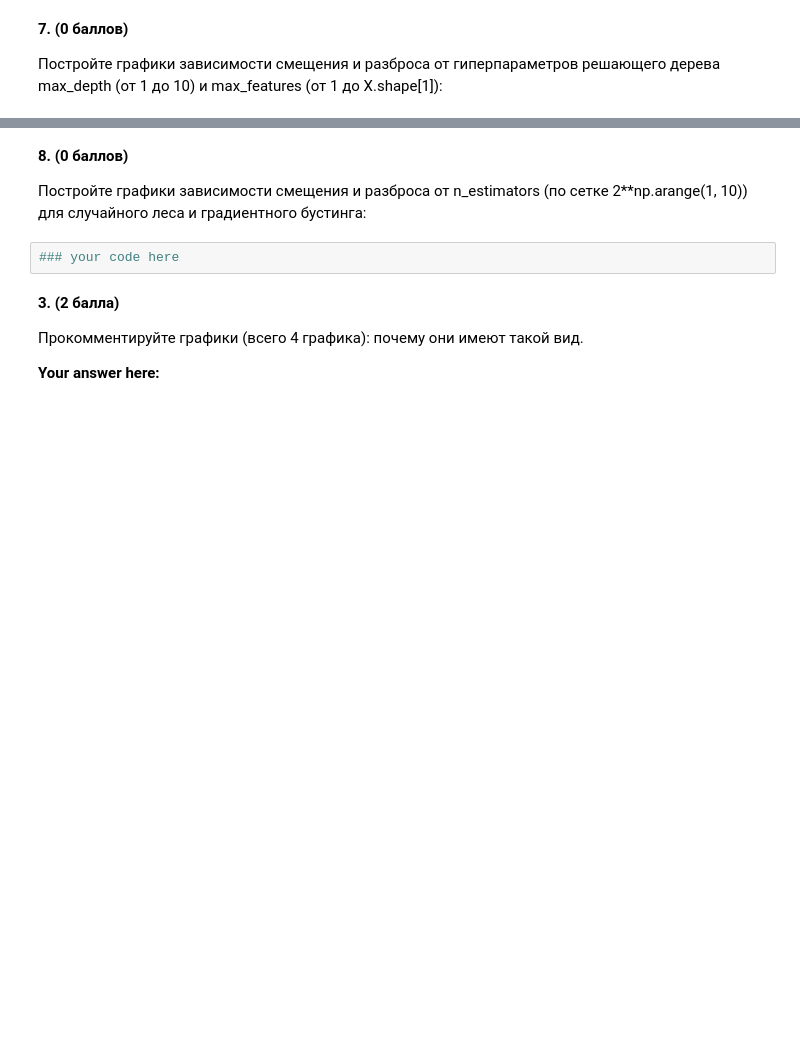
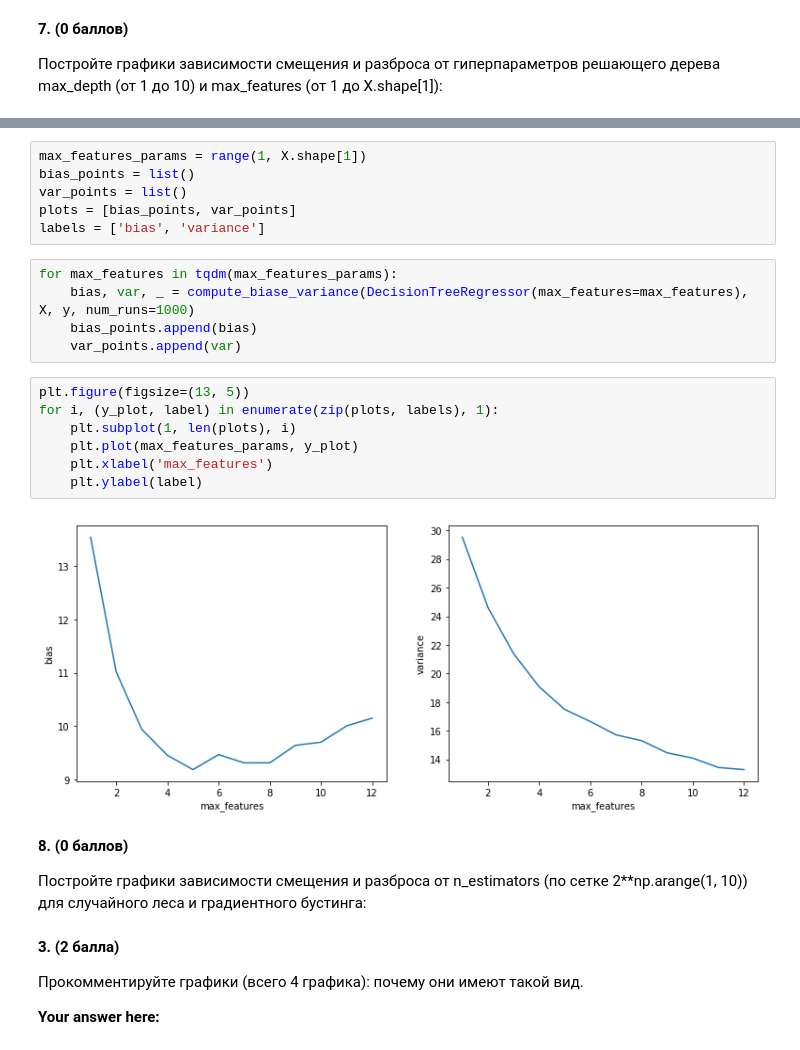
Before and after one commit to Mikhail-off/ML2018, a Jupyter notebook: HW6/homework-practice-06.ipynb, the cells around one changed output, grey strips where cells are left out. Saved outputs shown, nothing was run; the diff lists cells and outputs as text; blank space fills up the shorter version.

```diff
--- a/HW6/homework-practice-06.ipynb
+++ b/HW6/homework-practice-06.ipynb
@@ -267,9 +287,27 @@ __7. (0 баллов)__
+# %%
+max_features_params = range(1, X.shape[1])
+bias_points = list()
+var_points = list()
+plots = [bias_points, var_points]
+labels = ['bias', 'variance']
+# %%
+for max_features in tqdm(max_features_params):
+    bias, var, _ = compute_biase_variance(DecisionTreeRegressor(max_features=max_features), X, y, num_runs=1000)
+    bias_points.append(bias)
+    var_points.append(var)
+# %%
+plt.figure(figsize=(13, 5))
+for i, (y_plot, label) in enumerate(zip(plots, labels), 1):
+    plt.subplot(1, len(plots), i)
+    plt.plot(max_features_params, y_plot)
+    plt.xlabel('max_features')
+    plt.ylabel(label)
+# %% [output]
+[figure, added]
 # %% [markdown]
 __8. (0 баллов)__
 
 Постройте графики зависимости смещения и разброса от n_estimators (по сетке 2**np.arange(1, 10)) для случайного леса и градиентного бустинга:
-# %%
-### your code here
 # %% [markdown]
 __3. (2 балла)__
 
```
Also changed, not shown: parts of 8 cells of this notebook.
